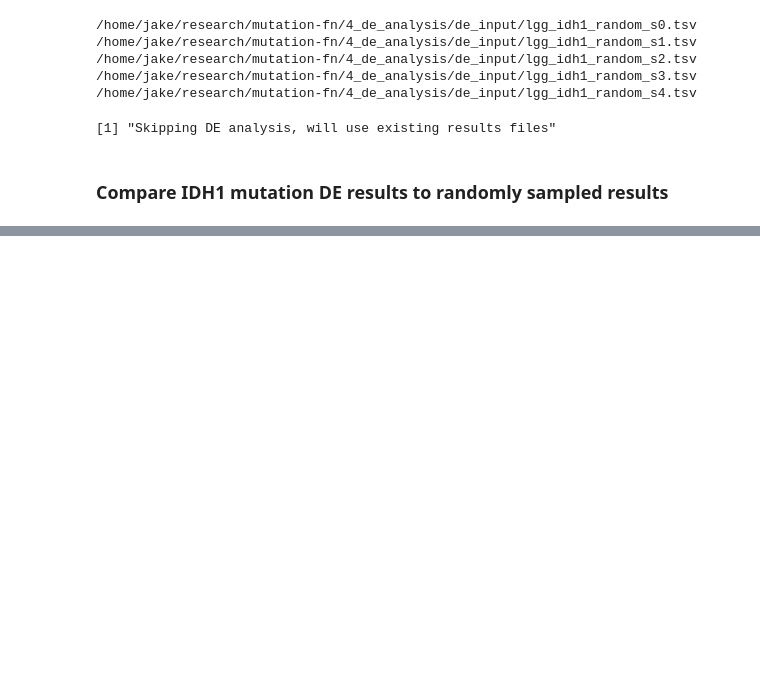
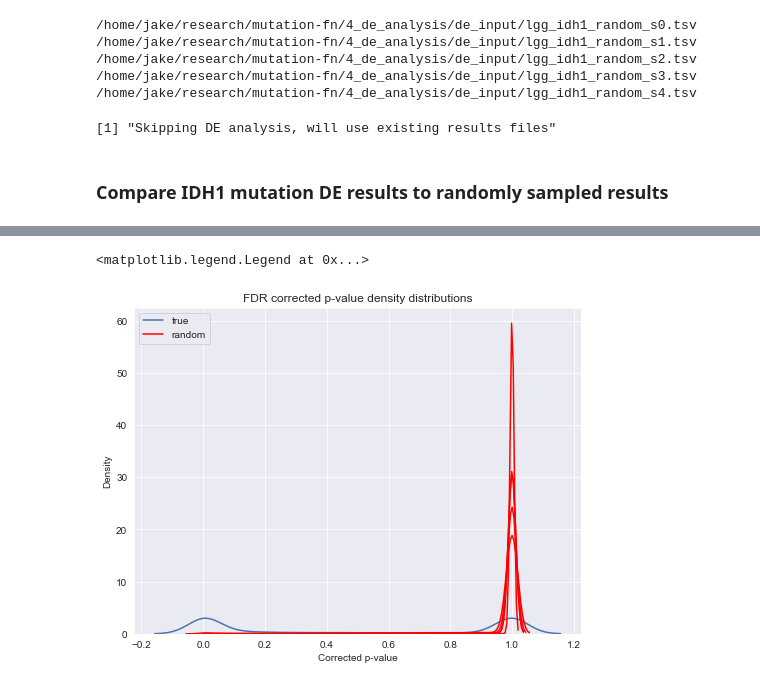
Before and after one commit to greenelab/mutation-fn, a Jupyter notebook: 4_de_analysis/1_de_control.ipynb, the cells around one changed output, grey strips where cells are left out. Cells and saved outputs as stored; diff of their text form; code cells hidden in the pictures; blank space fills up the shorter version.

```diff
--- a/4_de_analysis/1_de_control.ipynb
+++ b/4_de_analysis/1_de_control.ipynb
@@ -204,0 +275,19 @@ if (RUN_DE_ANALYSIS) {
+# %%
+import matplotlib.pyplot as plt
+import seaborn as sns
+
+sns.set({'figure.figsize': (8, 6)})
+
+sns.kdeplot(data=idh1_de_results_df.padj, label='true')
+for ix in range(n_samples):
+    if ix == 0:
+        sns.kdeplot(data=random_de_results[ix].padj,
+                    color='red', label='random')
+    else:
+        sns.kdeplot(data=random_de_results[ix].padj, color='red')
+plt.title('FDR corrected p-value density distributions')
+plt.xlabel('Corrected p-value')
+plt.legend()
+# %% [output]
+<matplotlib.legend.Legend at 0x...>
+[figure, added]
```
Also changed, not shown: parts of 4 cells of this notebook, 1 other file.
